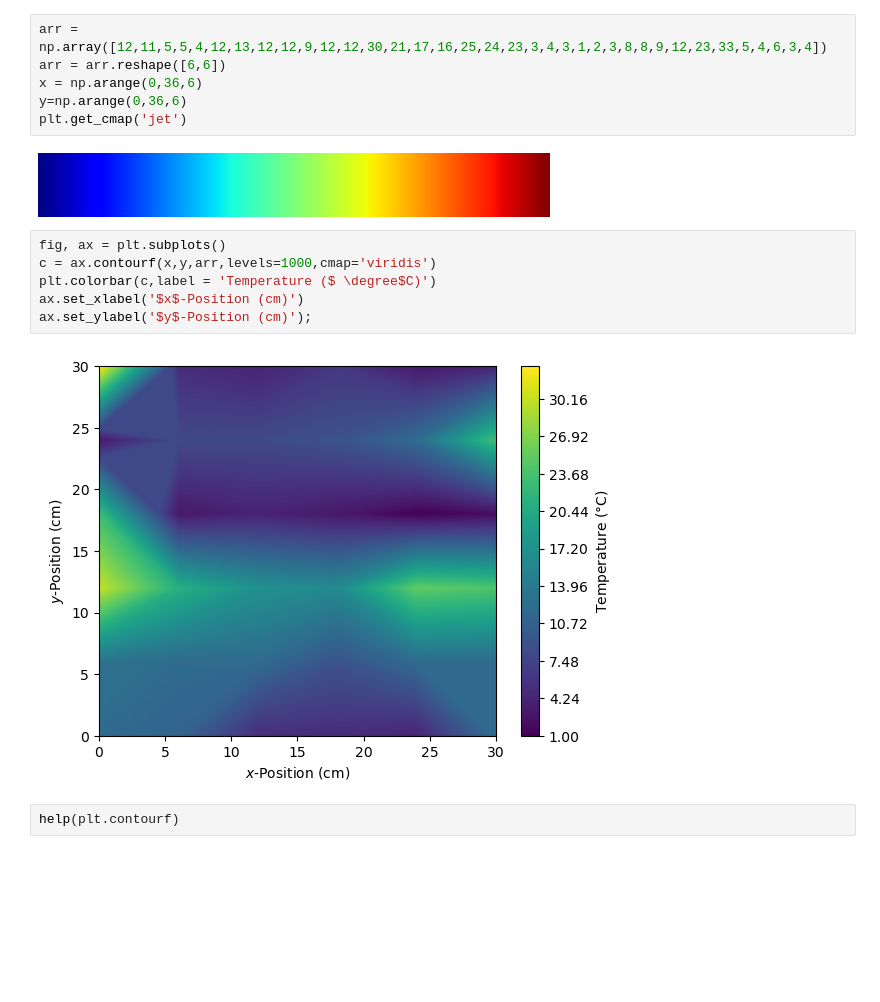
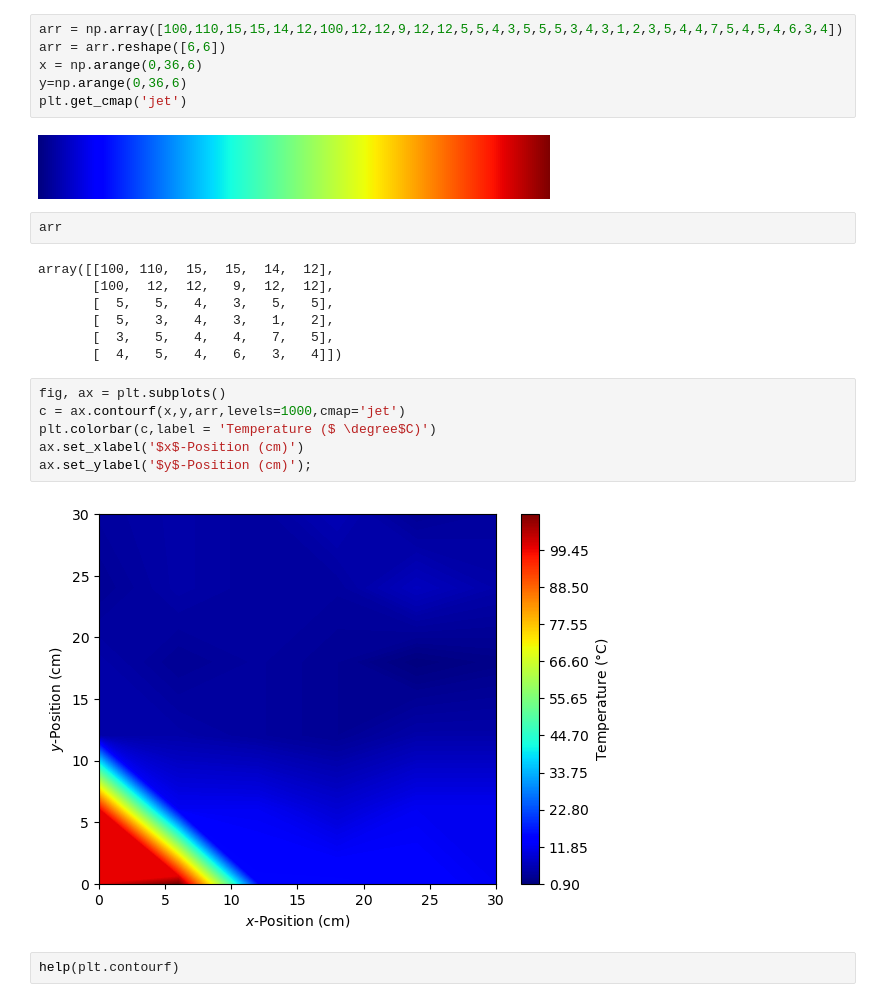
Before and after one commit to valerie-hanes/Read_serial_stream, a Jupyter notebook: Contour_plot.ipynb, the cells around one changed output. Drawn from its saved outputs; the diff is of its cells as text; blank space fills up the shorter version.

```diff
--- a/Contour_plot.ipynb
+++ b/Contour_plot.ipynb
@@ -3,21 +3,30 @@ import matplotlib.pyplot as plt
 import numpy as np
 import matplotlib.colors as col
 # %%
-arr = np.array([12,11,5,5,4,12,13,12,12,9,12,12,30,21,17,16,25,24,23,3,4,3,1,2,3,8,8,9,12,23,33,5,4,6,3,4])
+arr = np.array([100,110,15,15,14,12,100,12,12,9,12,12,5,5,4,3,5,5,5,3,4,3,1,2,3,5,4,4,7,5,4,5,4,6,3,4])
 arr = arr.reshape([6,6])
 x = np.arange(0,36,6)
 y=np.arange(0,36,6)
 plt.get_cmap('jet')
 # %% [output]
 [figure]
+# %%
+arr
+# %% [output]
+array([[100, 110,  15,  15,  14,  12],
+       [100,  12,  12,   9,  12,  12],
+       [  5,   5,   4,   3,   5,   5],
+       [  5,   3,   4,   3,   1,   2],
+       [  3,   5,   4,   4,   7,   5],
+       [  4,   5,   4,   6,   3,   4]])
 # %%
 fig, ax = plt.subplots()
-c = ax.contourf(x,y,arr,levels=1000,cmap='viridis')
+c = ax.contourf(x,y,arr,levels=1000,cmap='jet')
 plt.colorbar(c,label = 'Temperature ($ \degree$C)')
 ax.set_xlabel('$x$-Position (cm)')
 ax.set_ylabel('$y$-Position (cm)');
 # %% [output]
-[figure, old version]
+[figure, new version]
 # %%
 help(plt.contourf)
 # %% [output]
```
